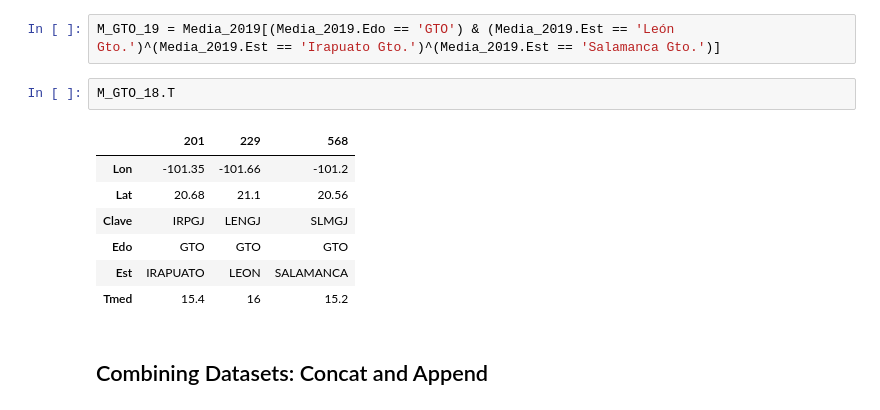
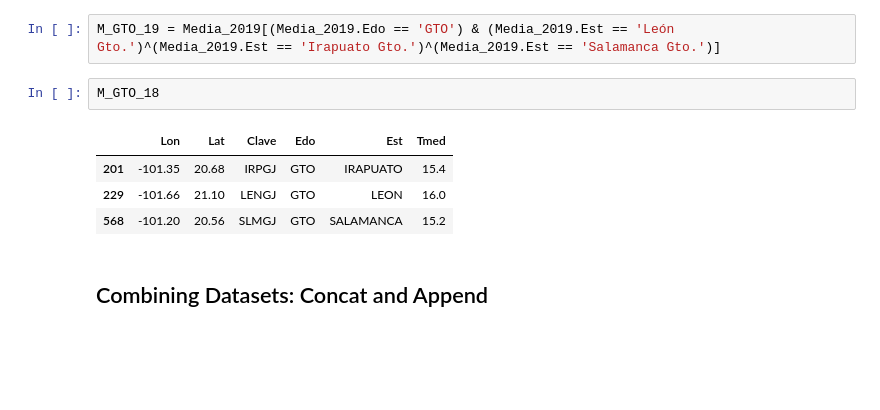
Before and after one commit to DCIDA2019/da2019-Oscar2401, a Jupyter notebook: Semana2/Tareas/Tarea_1.ipynb, the cells around one changed output. Saved outputs shown, nothing was run; the diff lists cells and outputs as text; blank space fills up the shorter version.

```diff
--- a/Semana2/Tareas/Tarea_1.ipynb
+++ b/Semana2/Tareas/Tarea_1.ipynb
@@ -715,15 +715,12 @@ M_GTO_18 = Media_2018[ (Media_2018.Edo == 'GTO') & (Media_2018.Est == 'LEON')^ (
 # %%
 M_GTO_19 = Media_2019[(Media_2019.Edo == 'GTO') & (Media_2019.Est == 'León Gto.')^(Media_2019.Est == 'Irapuato Gto.')^(Media_2019.Est == 'Salamanca Gto.')]
 # %%
-M_GTO_18.T
+M_GTO_18
 # %% [output]
-|  | 201 | 229 | 568 |
-| Lon | -101.35 | -101.66 | -101.2 |
-| Lat | 20.68 | 21.1 | 20.56 |
-| Clave | IRPGJ | LENGJ | SLMGJ |
-| Edo | GTO | GTO | GTO |
-| Est | IRAPUATO | LEON | SALAMANCA |
-| Tmed | 15.4 | 16 | 15.2 |
+|  | Lon | Lat | Clave | Edo | Est | Tmed |
+| 201 | -101.35 | 20.68 | IRPGJ | GTO | IRAPUATO | 15.4 |
+| 229 | -101.66 | 21.10 | LENGJ | GTO | LEON | 16.0 |
+| 568 | -101.20 | 20.56 | SLMGJ | GTO | SALAMANCA | 15.2 |
 # %% [markdown]
 ## Combining Datasets: Concat and Append
 # %%
```
Also changed, not shown: parts of 11 cells of this notebook.
